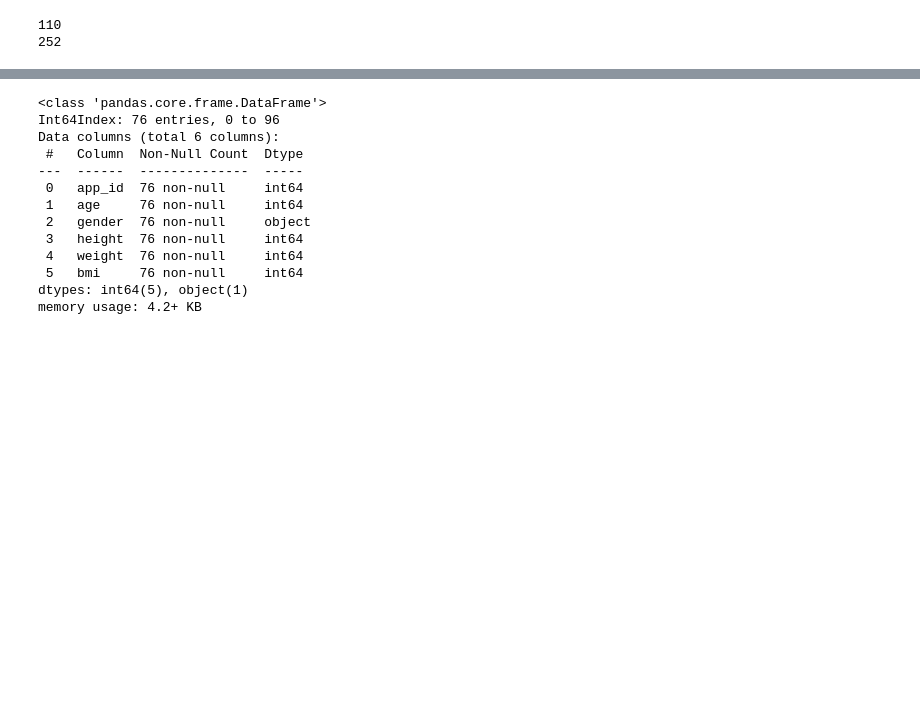
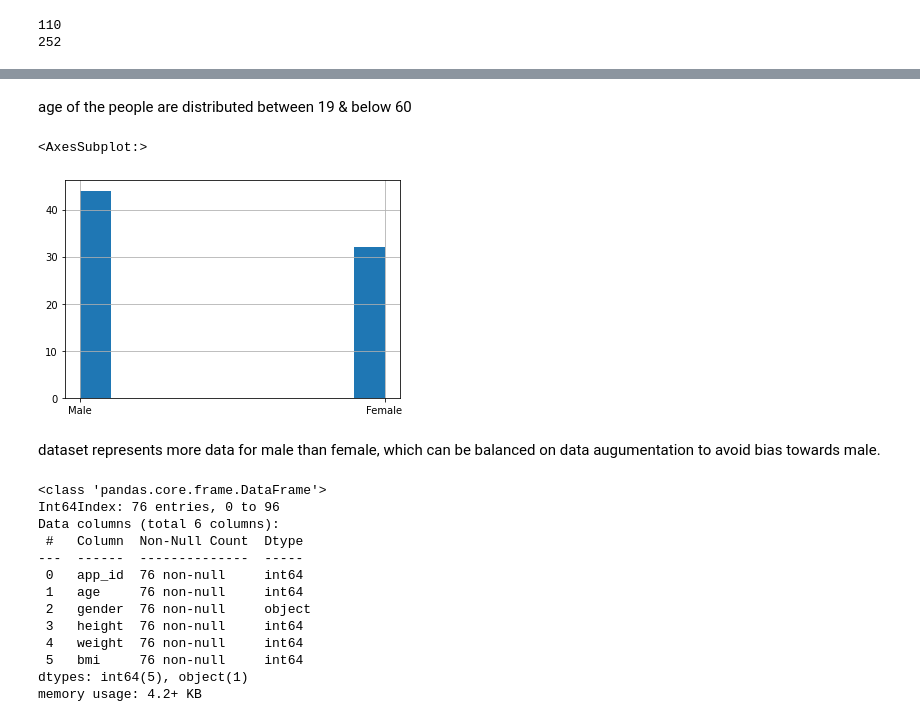
Before and after one commit to senthil7273/bmi, a Jupyter notebook: bmi-lr.ipynb, the cells around one changed output, grey strips where cells are left out. Saved outputs shown, nothing was run; the diff lists cells and outputs as text; code cells hidden in the pictures; blank space fills up the shorter version.

```diff
--- a/bmi-lr.ipynb
+++ b/bmi-lr.ipynb
@@ -156,3 +173,12 @@ print(df_base['weight'].max())
+# %% [markdown]
+age of the people are distributed between 19 & below 60
+# %%
+df_base['gender'].hist()
+# %% [output]
+<AxesSubplot:>
+[figure, added]
+# %% [markdown]
+dataset represents  more data for male than female, which can be balanced on data augumentation to avoid bias towards male.
 # %%
 df_base.info()
 # %% [output]
```
Also changed, not shown: parts of 9 cells of this notebook.
